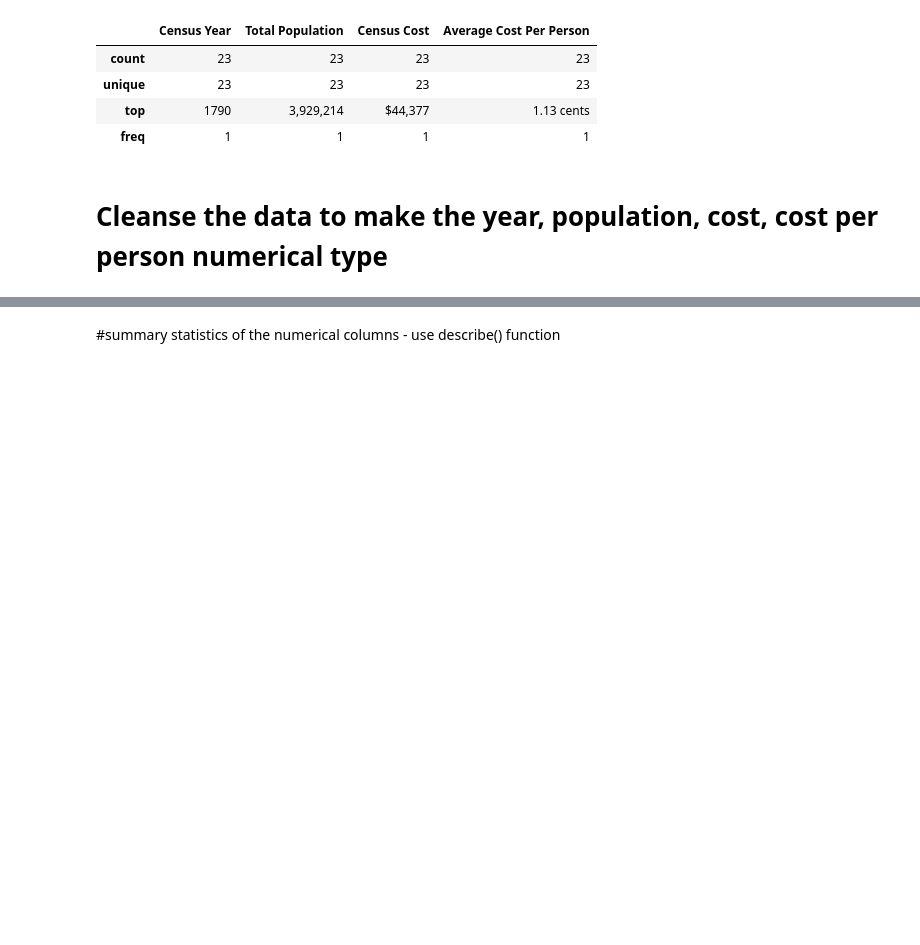
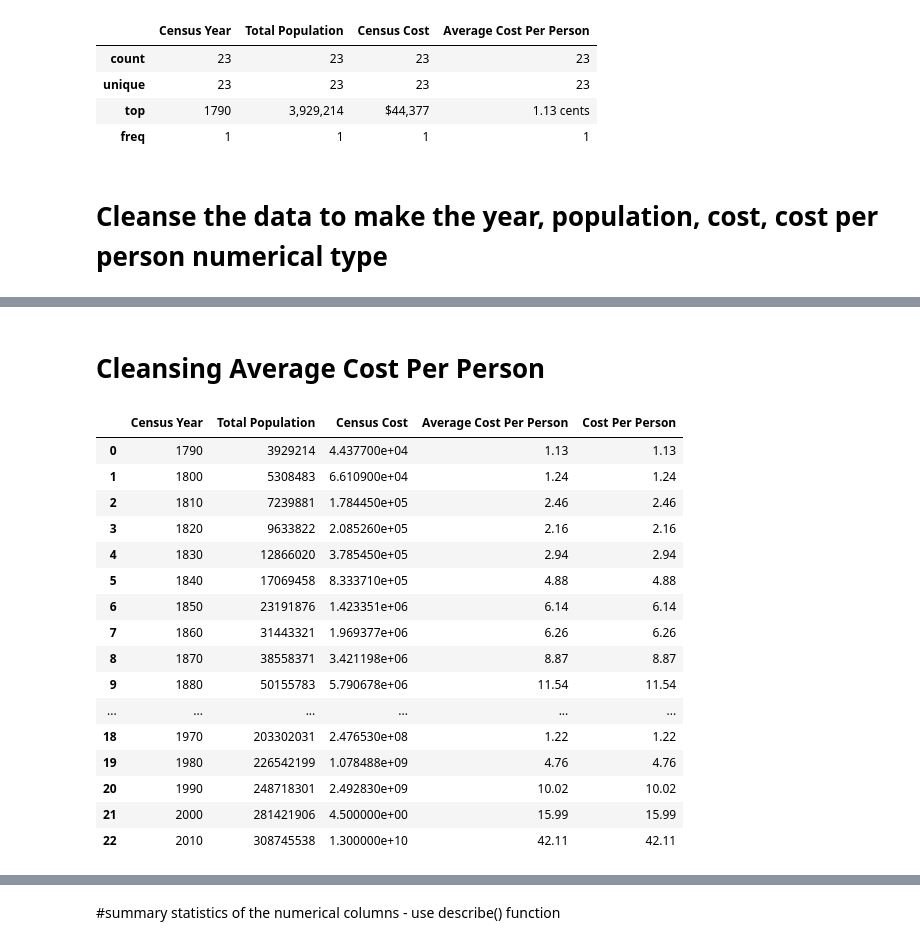
Before and after one commit to Zarak00/Data690_fall2022, a Jupyter notebook: assignment_08/Assignment_08.ipynb, the cells around one changed output, grey strips where cells are left out. Saved outputs shown, nothing was run; the diff lists cells and outputs as text; code cells hidden in the pictures; blank space fills up the shorter version.

```diff
--- a/assignment_08/Assignment_08.ipynb
+++ b/assignment_08/Assignment_08.ipynb
@@ -110,0 +173,32 @@ df.head()
+# %% [markdown]
+# Cleansing Average Cost Per Person
+# %%
+def cleanse_cent(a_string):
+    return a_string.replace("cents", "")
+
+df["Average Cost Per Person"] = df["Average Cost Per Person"].apply(cleanse_cent)
+df
+
+df["Average Cost Per Person"] = df["Average Cost Per Person"].apply(cleanse_sign)
+df
+
+df["Cost Per Person"] = df["Average Cost Per Person"].apply(cleanse_3)
+df
+# %% [output]
+|  | Census Year | Total Population | Census Cost | Average Cost Per Person | Cost Per Person |
+| 0 | 1790 | 3929214 | 4.437700e+04 | 1.13 | 1.13 |
+| 1 | 1800 | 5308483 | 6.610900e+04 | 1.24 | 1.24 |
+| 2 | 1810 | 7239881 | 1.784450e+05 | 2.46 | 2.46 |
+| 3 | 1820 | 9633822 | 2.085260e+05 | 2.16 | 2.16 |
+| 4 | 1830 | 12866020 | 3.785450e+05 | 2.94 | 2.94 |
+| 5 | 1840 | 17069458 | 8.333710e+05 | 4.88 | 4.88 |
+| 6 | 1850 | 23191876 | 1.423351e+06 | 6.14 | 6.14 |
+| 7 | 1860 | 31443321 | 1.969377e+06 | 6.26 | 6.26 |
+| 8 | 1870 | 38558371 | 3.421198e+06 | 8.87 | 8.87 |
+| 9 | 1880 | 50155783 | 5.790678e+06 | 11.54 | 11.54 |
+| ... | ... | ... | ... | ... | ... |
+| 18 | 1970 | 203302031 | 2.476530e+08 | 1.22 | 1.22 |
+| 19 | 1980 | 226542199 | 1.078488e+09 | 4.76 | 4.76 |
+| 20 | 1990 | 248718301 | 2.492830e+09 | 10.02 | 10.02 |
+| 21 | 2000 | 281421906 | 4.500000e+00 | 15.99 | 15.99 |
+| 22 | 2010 | 308745538 | 1.300000e+10 | 42.11 | 42.11 |
```
Also changed, not shown: parts of 11 cells of this notebook.
